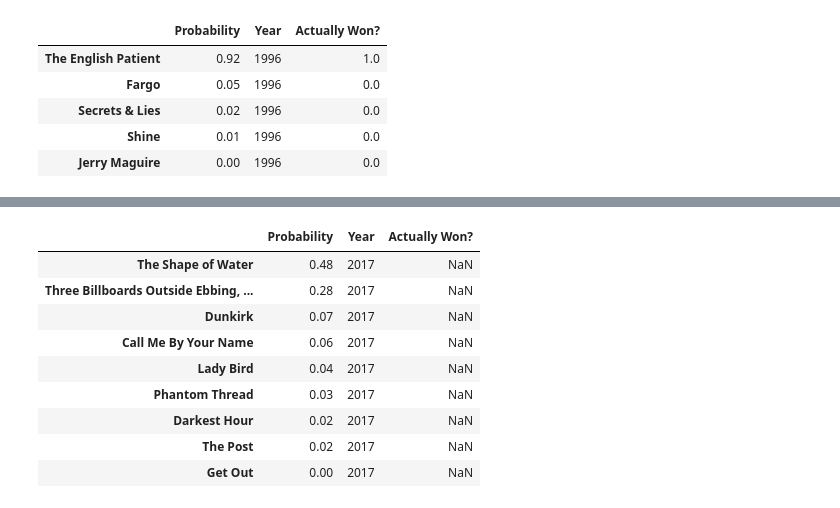
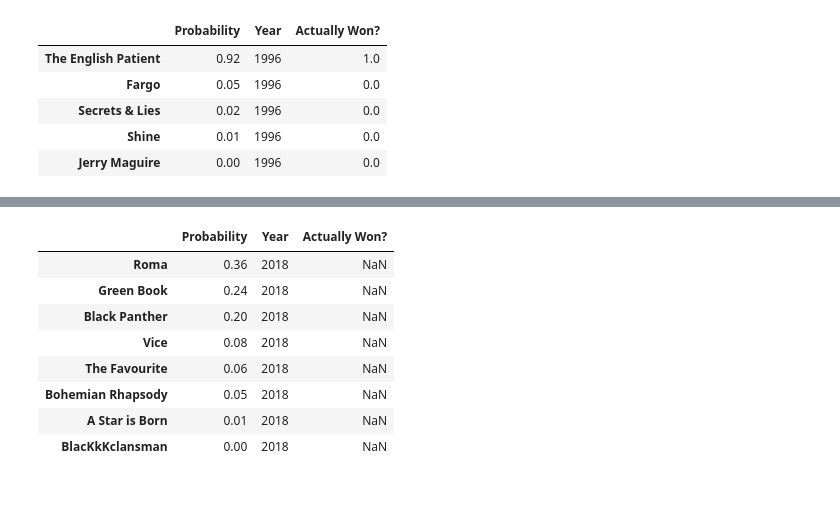
Before and after one commit to Thinkful-Ed/workshop-notebooks, a Jupyter notebook: notebooks/oscars/prediction.ipynb, the cells around one changed output, grey strips where cells are left out. Saved outputs shown, nothing was run; the diff lists cells and outputs as text; code cells hidden in the pictures.

```diff
--- a/notebooks/oscars/prediction.ipynb
+++ b/notebooks/oscars/prediction.ipynb
@@ -248,15 +240,14 @@ normalized_prediction[normalized_prediction["Year"] == 2009].sort_values("Probab
 | A Serious Man | 0.01 | 2009 | 0.0 |
 | Precious: Based on the Novel 'Pus... | 0.00 | 2009 | 0.0 |
 # %%
-normalized_prediction[normalized_prediction["Year"] == 2017].sort_values("Probability", ascending=False)
+normalized_prediction[normalized_prediction["Year"] == 2018].sort_values("Probability", ascending=False)
 # %% [output]
 |  | Probability | Year | Actually Won? |
-| The Shape of Water | 0.48 | 2017 | NaN |
-| Three Billboards Outside Ebbing, ... | 0.28 | 2017 | NaN |
-| Dunkirk | 0.07 | 2017 | NaN |
-| Call Me By Your Name | 0.06 | 2017 | NaN |
-| Lady Bird | 0.04 | 2017 | NaN |
-| Phantom Thread | 0.03 | 2017 | NaN |
-| Darkest Hour | 0.02 | 2017 | NaN |
-| The Post | 0.02 | 2017 | NaN |
-| Get Out | 0.00 | 2017 | NaN |
+| Roma | 0.36 | 2018 | NaN |
+| Green Book | 0.24 | 2018 | NaN |
+| Black Panther | 0.20 | 2018 | NaN |
+| Vice | 0.08 | 2018 | NaN |
+| The Favourite | 0.06 | 2018 | NaN |
+| Bohemian Rhapsody | 0.05 | 2018 | NaN |
+| A Star is Born | 0.01 | 2018 | NaN |
+| BlacKkKclansman | 0.00 | 2018 | NaN |
```
Also changed, not shown: parts of 10 cells of this notebook, 2 other files.
